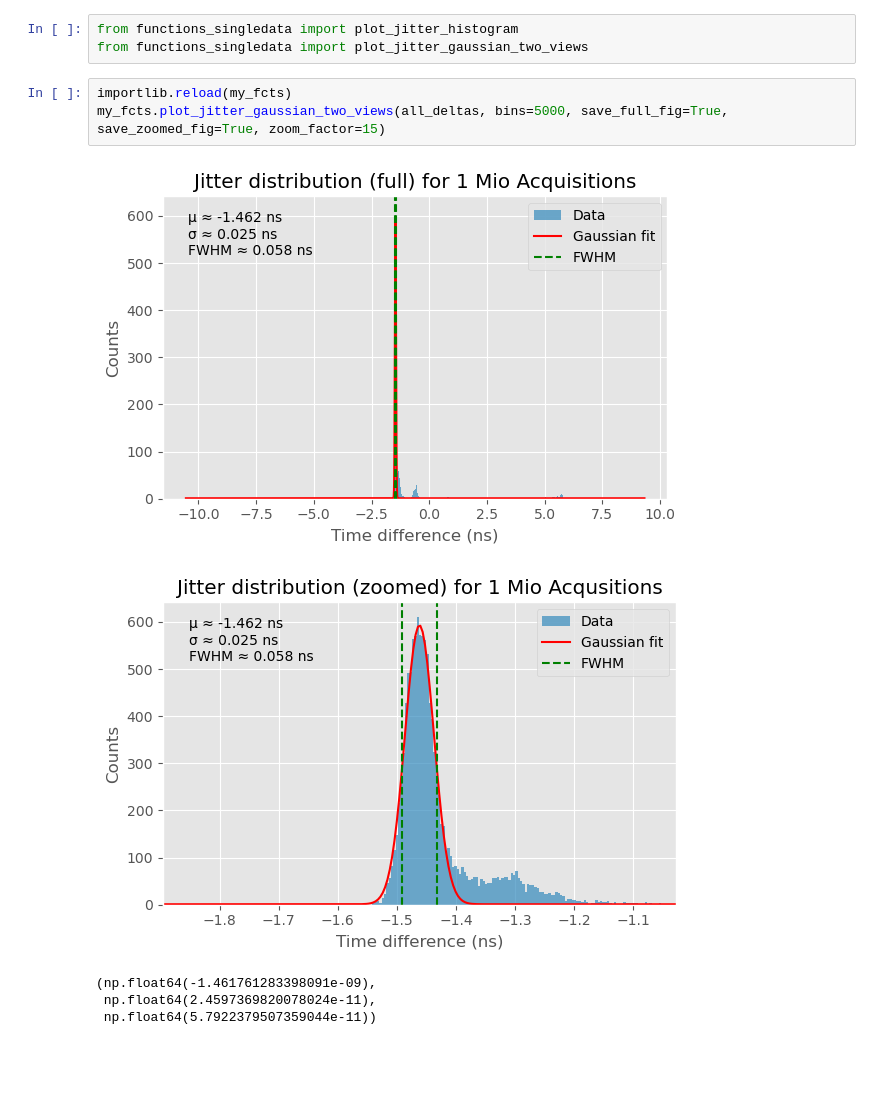
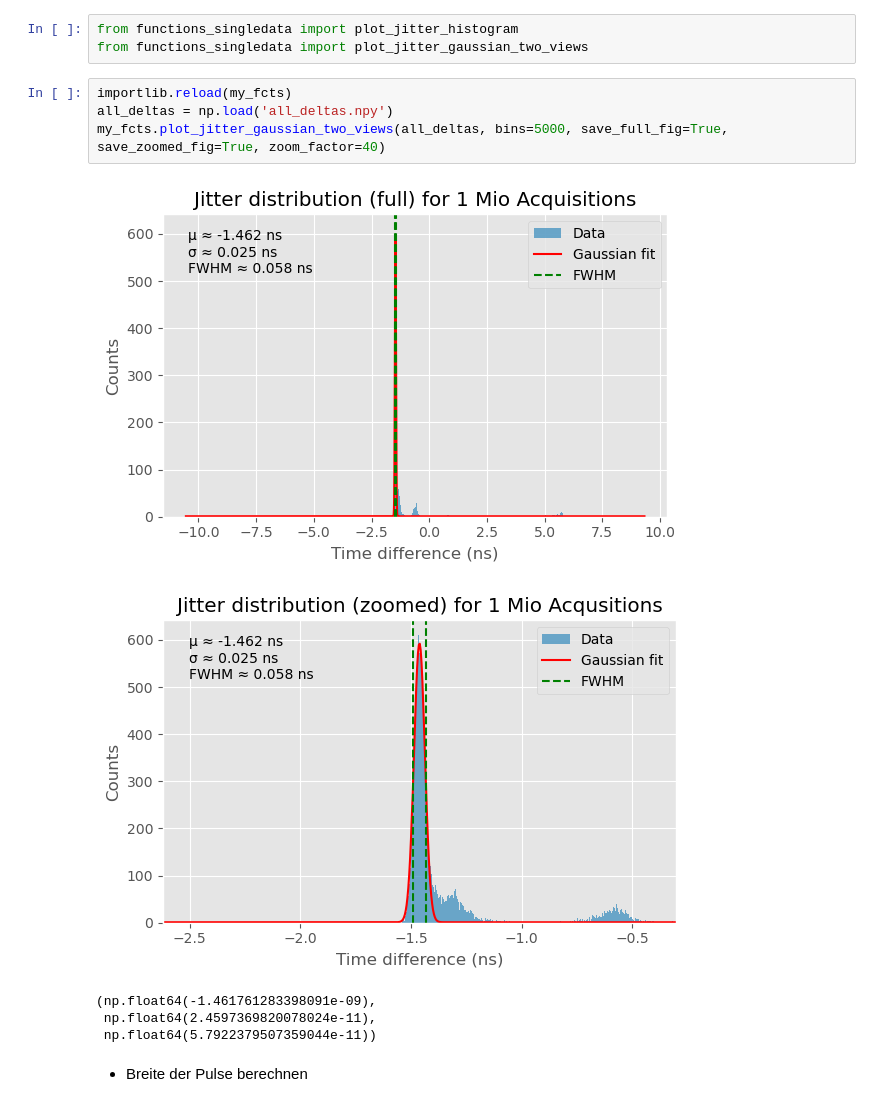
Before and after one commit to laloscola/Max-Planck-Coding, a Jupyter notebook: code_for_MCPPMT_Camera/analysis_final1.ipynb, the cells around one changed output. Drawn from its saved outputs; the diff is of its cells as text; blank space fills up the shorter version.

```diff
--- a/code_for_MCPPMT_Camera/analysis_final1.ipynb
+++ b/code_for_MCPPMT_Camera/analysis_final1.ipynb
@@ -254,10 +336,13 @@ from functions_singledata import plot_jitter_histogram
 from functions_singledata import plot_jitter_gaussian_two_views
 # %%
 importlib.reload(my_fcts)
-my_fcts.plot_jitter_gaussian_two_views(all_deltas, bins=5000, save_full_fig=True, save_zoomed_fig=True, zoom_factor=15)
+all_deltas = np.load('all_deltas.npy')
+my_fcts.plot_jitter_gaussian_two_views(all_deltas, bins=5000, save_full_fig=True, save_zoomed_fig=True, zoom_factor=40)
 # %% [output]
 [figure]
-[figure, old version]
+[figure, new version]
 (np.float64(-1.461761283398091e-09),
  np.float64(2.4597369820078024e-11),
  np.float64(5.7922379507359044e-11))
+# %% [markdown]
+- Breite der Pulse berechnen
```
Also changed, not shown: parts of 25 cells of this notebook, 8 other files.
